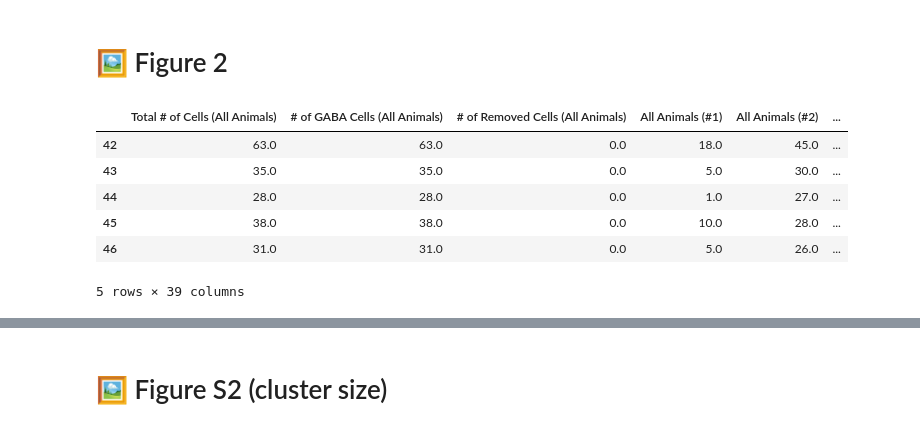
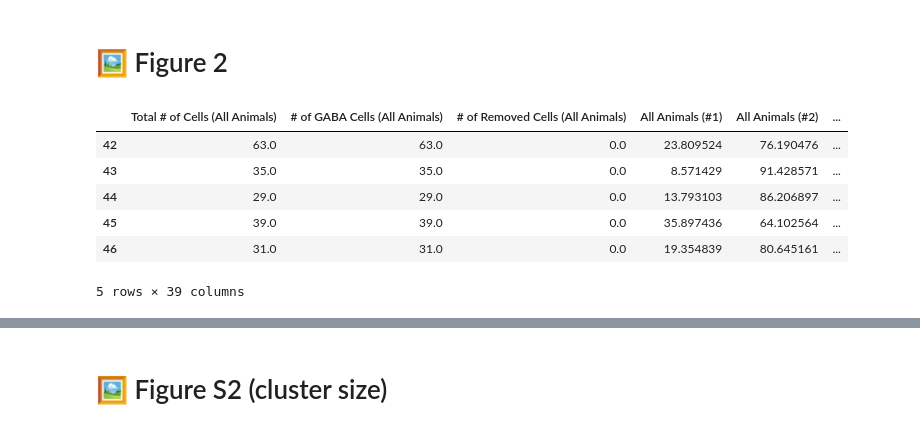
Before and after one commit to mv-kr/MePD_GABA, a Jupyter notebook: data_analysis/MePD_GABA_Final.ipynb, the cells around one changed output, grey strips where cells are left out. Saved outputs shown, nothing was run; the diff lists cells and outputs as text; code cells hidden in the pictures.

Commit message:
Corrected the path to data files, added mixed effect statistical model analysis for Fig1 analysis

```diff
--- a/data_analysis/MePD_GABA_Final.ipynb
+++ b/data_analysis/MePD_GABA_Final.ipynb
@@ -1873,18 +1944,18 @@ labels_corr_stress_2 = km.labels_
 # %%
 # Load hierarchical clustering cell percentage data
 # - Each row = one trial
 # - Each column = one cluster category (e.g., Cluster 0, Cluster 1, ...)
-cell_percentage_hier = pd.read_csv(cell_percentage_hier_corr_path)
+cell_percentage_hier = pd.read_csv('./data/cell_percentage_hier_corr 10Hz.csv')
 
 # Preview the bottom rows to inspect structure and completeness
 cell_percentage_hier.tail()
 # %% [output]
 |  | Total # of Cells (All Animals) | # of GABA Cells (All Animals) | # of Removed Cells (All Animals) | All Animals (#1) | All Animals (#2) | ... |
-| 42 | 63.0 | 63.0 | 0.0 | 18.0 | 45.0 | ... |
-| 43 | 35.0 | 35.0 | 0.0 | 5.0 | 30.0 | ... |
-| 44 | 28.0 | 28.0 | 0.0 | 1.0 | 27.0 | ... |
-| 45 | 38.0 | 38.0 | 0.0 | 10.0 | 28.0 | ... |
-| 46 | 31.0 | 31.0 | 0.0 | 5.0 | 26.0 | ... |
+| 42 | 63.0 | 63.0 | 0.0 | 23.809524 | 76.190476 | ... |
+| 43 | 35.0 | 35.0 | 0.0 | 8.571429 | 91.428571 | ... |
+| 44 | 29.0 | 29.0 | 0.0 | 13.793103 | 86.206897 | ... |
+| 45 | 39.0 | 39.0 | 0.0 | 35.897436 | 64.102564 | ... |
+| 46 | 31.0 | 31.0 | 0.0 | 19.354839 | 80.645161 | ... |
 5 rows × 39 columns
 # %%
 # Extract cluster category labels from column headers
```
Also changed, not shown: parts of 34 cells of this notebook, 2 other files.
